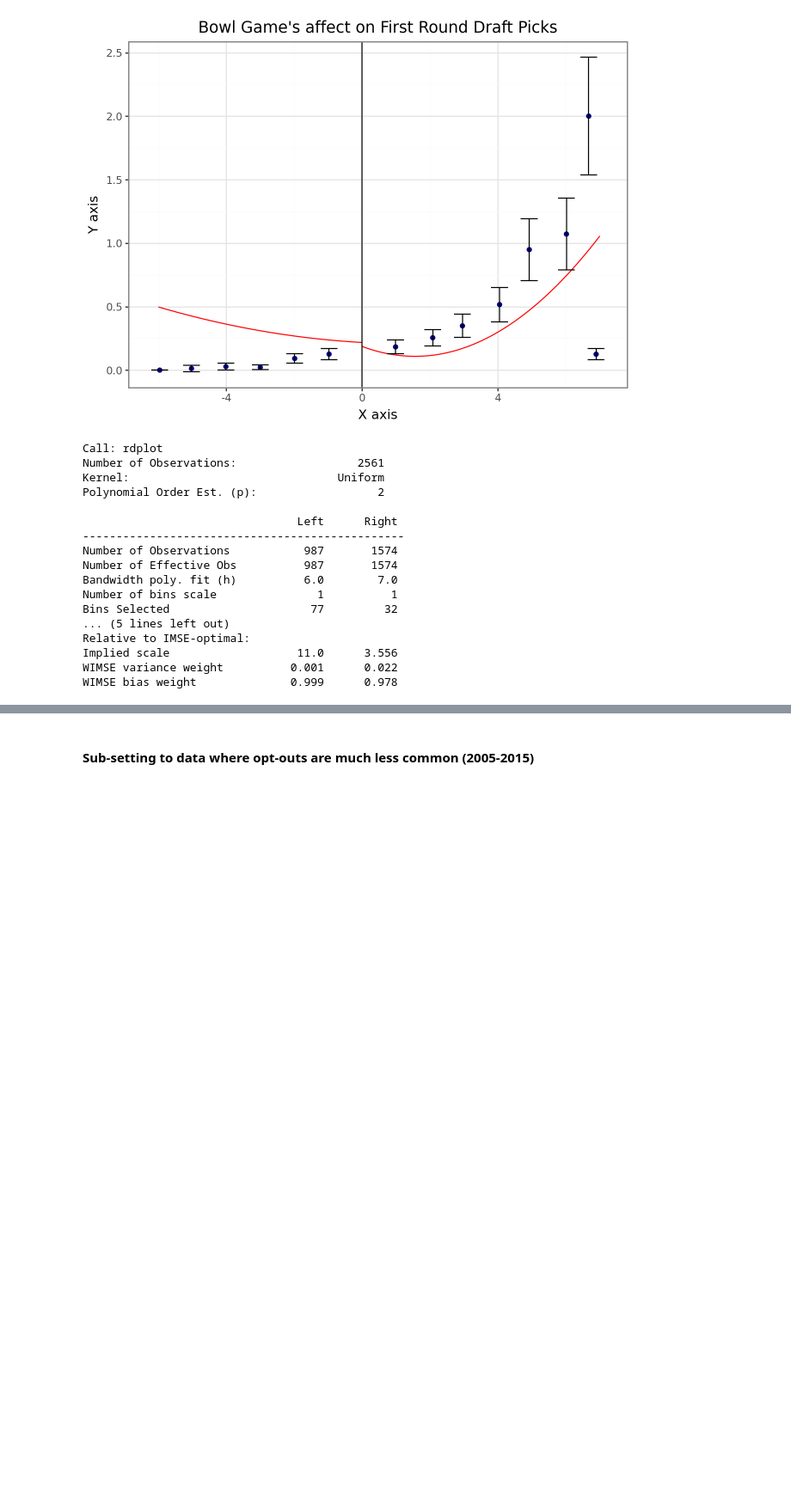
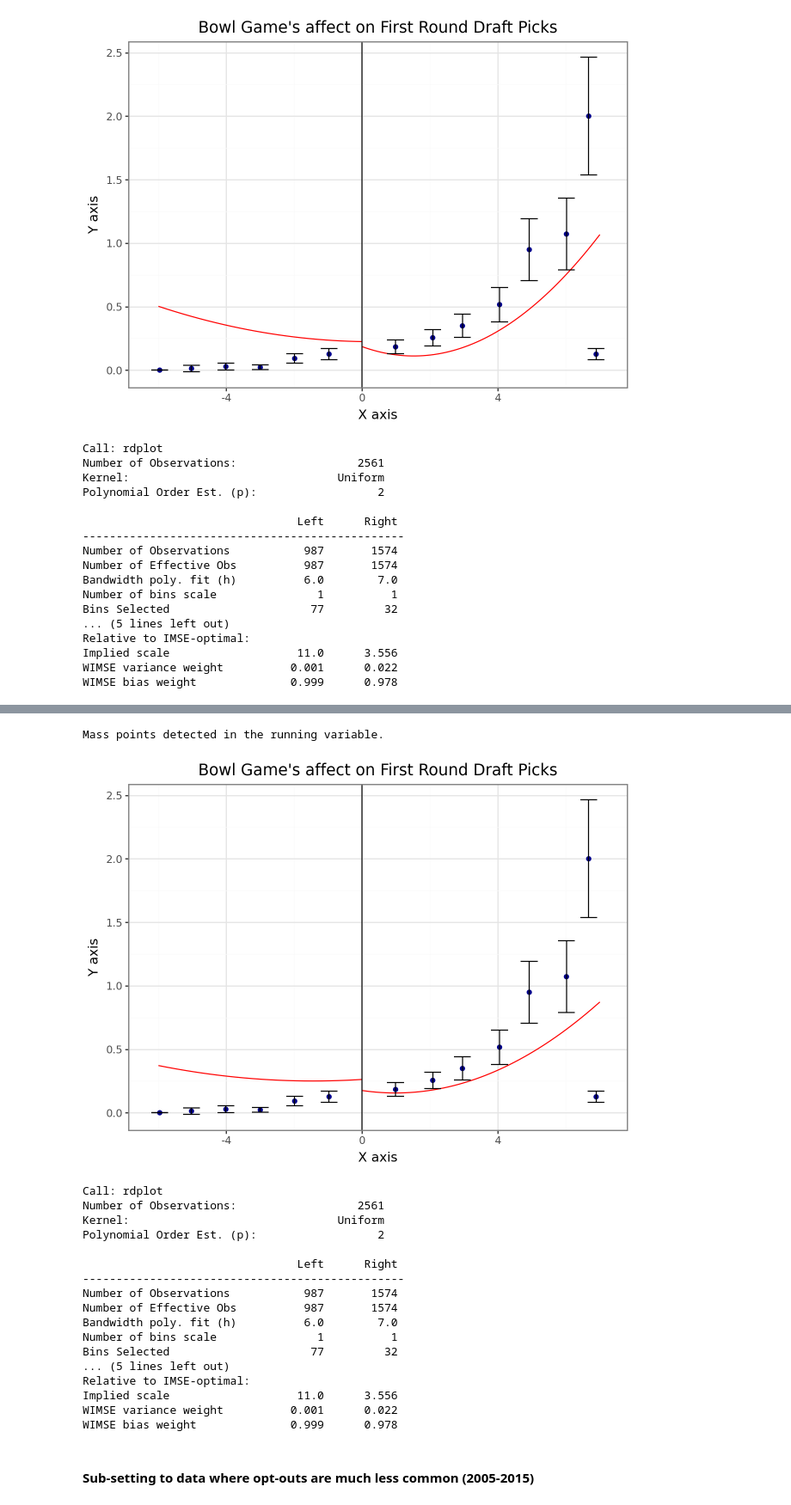
Before and after one commit to porterolson/cfb-projects, a Jupyter notebook: bowl_game_rd.ipynb, the cells around one changed output, grey strips where cells are left out. Shown at 86% size. Saved outputs shown, nothing was run; the diff lists cells and outputs as text; code cells hidden in the pictures; blank space fills up the shorter version.

```diff
--- a/bowl_game_rd.ipynb
+++ b/bowl_game_rd.ipynb
@@ -736,0 +921,20 @@ WIMSE bias weight              0.999      0.978
+# %%
+#with Conference and season FE
+
+#outcome
+y=rd_data['first_rounders'].to_pandas()
+
+#running var
+x=rd_data['running_var'].to_pandas()
+
+#treatment var
+z=rd_data['bowl'].to_pandas()
+
+#covariates
+covariates=rd_data.select(['record_conference_games_wins','recruiting_points','team_pregame_elo']).to_pandas()
+
+covariates=pd.concat([covariates,season_dummies,team_dummies],axis=1)
+
+
+results=rdrobust(y=y,x=x,fuzzy=z,covs=covariates,p=1,cluster=rd_data['team_id'].to_pandas(),vce='cr3')
+print(results)
@@ -737,3 +959,25 @@ WIMSE bias weight              0.999      0.978
+# %%
+rdplot(y,x,covs=covariates,ci=95,title='Bowl Game\'s affect on First Round Draft Picks',p=2)
+# %% [output]
+Mass points detected in the running variable.
+[figure, added]
+Call: rdplot
+Number of Observations:                  2561
+Kernel:                               Uniform
+Polynomial Order Est. (p):                  2
+
+                                Left      Right
+------------------------------------------------
+Number of Observations           987       1574
+Number of Effective Obs          987       1574
+Bandwidth poly. fit (h)          6.0        7.0
+Number of bins scale               1          1
+Bins Selected                     77         32
+... (5 lines left out)
+Relative to IMSE-optimal:
+Implied scale                   11.0      3.556
+WIMSE variance weight          0.001      0.022
+WIMSE bias weight              0.999      0.978
 # %% [markdown]
 #### Sub-setting to data where opt-outs are much less common (2005-2015)
 # %%
```
Also changed, not shown: parts of 31 cells of this notebook.
